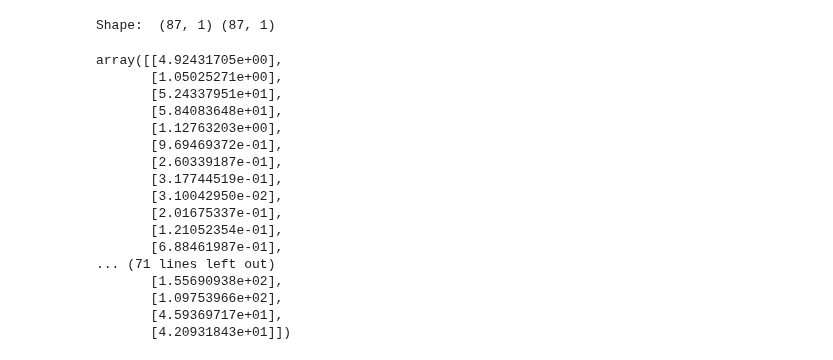
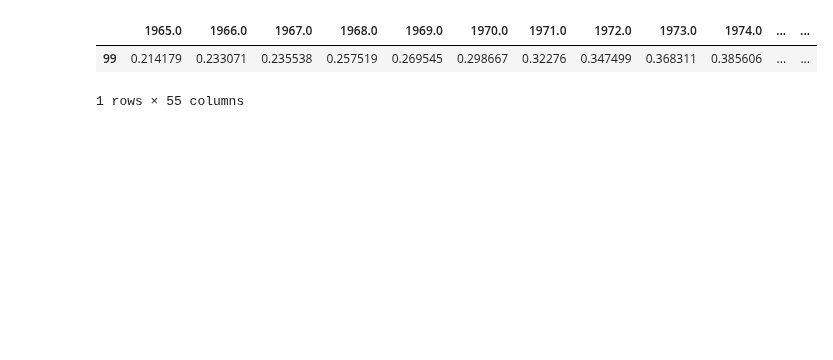
Before and after one commit to yuyhong23/One-Hot_Future, a Jupyter notebook: machine_learning_energy_types.ipynb, the cells around one changed output. Drawn from its saved outputs; the diff is of its cells as text; code cells hidden in the pictures; blank space fills up the shorter version.

```diff
--- a/machine_learning_energy_types.ipynb
+++ b/machine_learning_energy_types.ipynb
@@ -128,29 +29,0 @@ emission_year1965_all_energy
-# %%
-# Assign the data to X and y
-# Note: Sklearn requires a two-dimensional array of values
-# so we use reshape to create this
-
-X = emission_year1965_all_energy["1965.0_all_energy"].values.reshape(-1, 1)
-y = emission_year1965_all_energy["1965.0_co2_emission"].values.reshape(-1, 1)
-
-print("Shape: ", X.shape, y.shape)
-X
-# %% [output]
-Shape:  (87, 1) (87, 1)
-array([[4.92431705e+00],
-       [1.05025271e+00],
-       [5.24337951e+01],
-       [5.84083648e+01],
-       [1.12763203e+00],
-       [9.69469372e-01],
-       [2.60339187e-01],
-       [3.17744519e-01],
-       [3.10042950e-02],
-       [2.01675337e-01],
-       [1.21052354e-01],
-       [6.88461987e-01],
-... (71 lines left out)
-       [1.55690938e+02],
-       [1.09753966e+02],
-       [4.59369717e+01],
-       [4.20931843e+01]])
@@ -158,0 +37,7 @@ plt.scatter(X, y)
+# %%
+# Drop suffix
+renewable_world.drop_suffix('_renewable')
+# %% [output]
+|  | 1965.0 | 1966.0 | 1967.0 | 1968.0 | 1969.0 | 1970.0 | 1971.0 | 1972.0 | 1973.0 | 1974.0 | ... | ... |
+| 99 | 0.214179 | 0.233071 | 0.235538 | 0.257519 | 0.269545 | 0.298667 | 0.32276 | 0.347499 | 0.368311 | 0.385606 | ... | ... |
+1 rows × 55 columns
```
Also changed, not shown: parts of 15 cells of this notebook, 2 other files.
